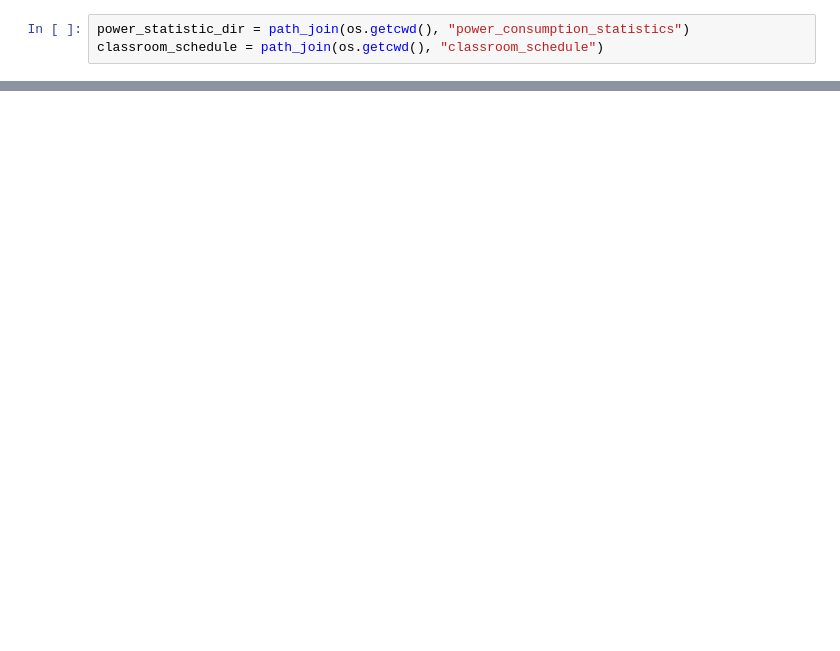
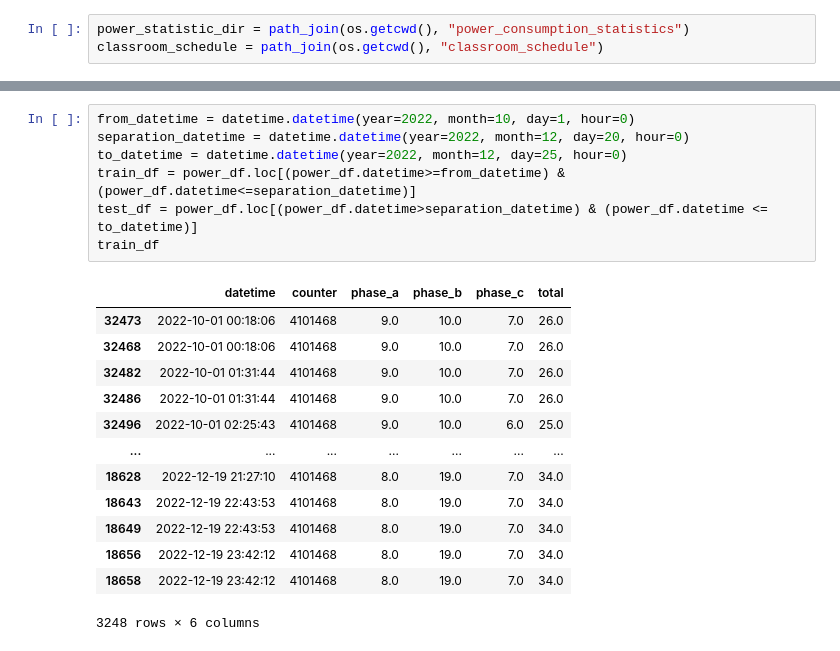
Before and after one commit to Machalkas/LoraWanDataAnalysis, a Jupyter notebook: main.ipynb, the cells around one changed output, grey strips where cells are left out. Drawn from its saved outputs; the diff is of its cells as text; blank space fills up the shorter version.

```diff
--- a/main.ipynb
+++ b/main.ipynb
@@ -68,0 +88,21 @@ plt.show()
+# %%
+from_datetime = datetime.datetime(year=2022, month=10, day=1, hour=0)
+separation_datetime = datetime.datetime(year=2022, month=12, day=20, hour=0)
+to_datetime = datetime.datetime(year=2022, month=12, day=25, hour=0)
+train_df = power_df.loc[(power_df.datetime>=from_datetime) & (power_df.datetime<=separation_datetime)]
+test_df = power_df.loc[(power_df.datetime>separation_datetime) & (power_df.datetime <= to_datetime)]
+train_df
+# %% [output]
+|  | datetime | counter | phase_a | phase_b | phase_c | total |
+| 32473 | 2022-10-01 00:18:06 | 4101468 | 9.0 | 10.0 | 7.0 | 26.0 |
+| 32468 | 2022-10-01 00:18:06 | 4101468 | 9.0 | 10.0 | 7.0 | 26.0 |
+| 32482 | 2022-10-01 01:31:44 | 4101468 | 9.0 | 10.0 | 7.0 | 26.0 |
+| 32486 | 2022-10-01 01:31:44 | 4101468 | 9.0 | 10.0 | 7.0 | 26.0 |
+| 32496 | 2022-10-01 02:25:43 | 4101468 | 9.0 | 10.0 | 6.0 | 25.0 |
+| ... | ... | ... | ... | ... | ... | ... |
+| 18628 | 2022-12-19 21:27:10 | 4101468 | 8.0 | 19.0 | 7.0 | 34.0 |
+| 18643 | 2022-12-19 22:43:53 | 4101468 | 8.0 | 19.0 | 7.0 | 34.0 |
+| 18649 | 2022-12-19 22:43:53 | 4101468 | 8.0 | 19.0 | 7.0 | 34.0 |
+| 18656 | 2022-12-19 23:42:12 | 4101468 | 8.0 | 19.0 | 7.0 | 34.0 |
+| 18658 | 2022-12-19 23:42:12 | 4101468 | 8.0 | 19.0 | 7.0 | 34.0 |
+3248 rows × 6 columns
```
Also changed, not shown: parts of 15 cells of this notebook, 4 other files.
